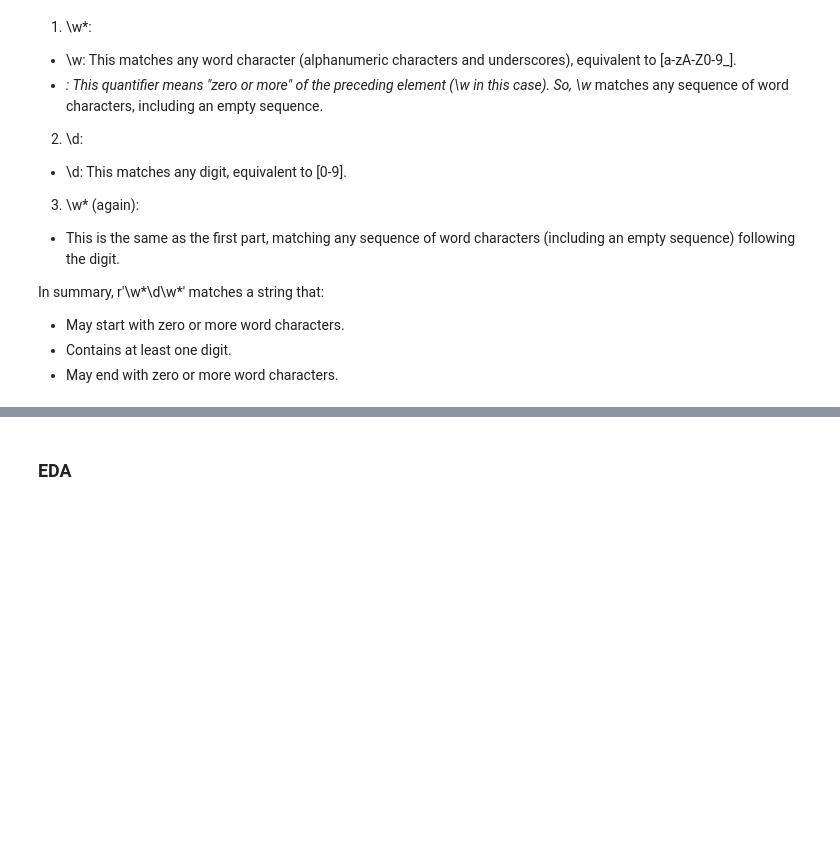
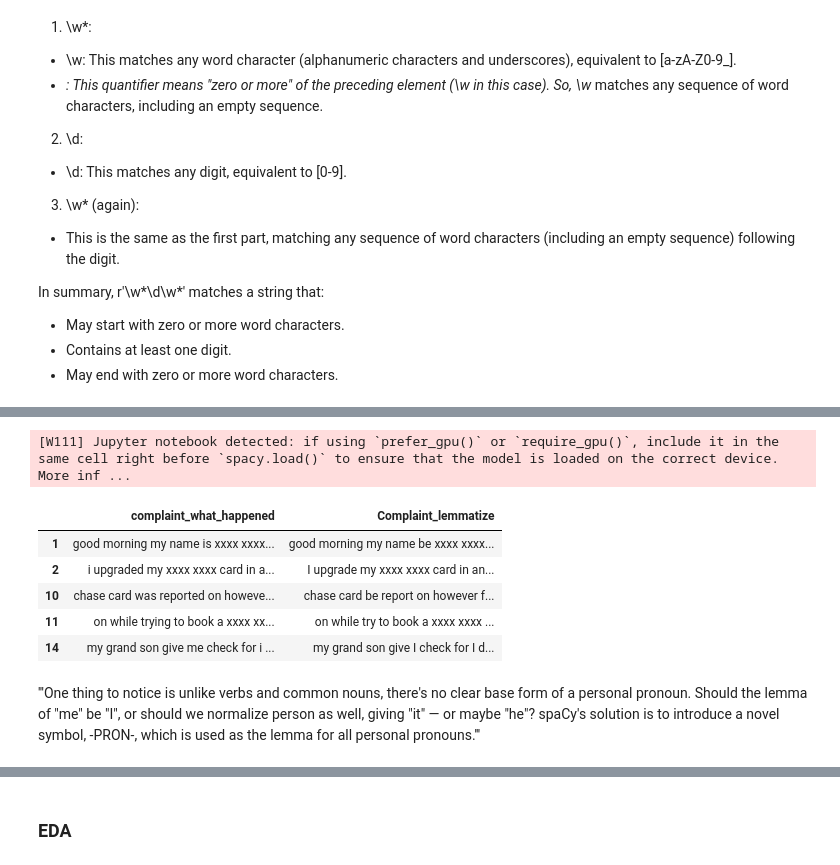
Before and after one commit to ShawnLiu119/NLP_Bank_Complaint_Classification, a Jupyter notebook: CustomerComplaint_Classification_NLP.ipynb, the cells around one changed output, grey strips where cells are left out. Saved outputs shown, nothing was run; the diff lists cells and outputs as text; code cells hidden in the pictures; blank space fills up the shorter version.

```diff
--- a/CustomerComplaint_Classification_NLP.ipynb
+++ b/CustomerComplaint_Classification_NLP.ipynb
@@ -213,0 +226,20 @@ def lemmatizer(text):
+# %%
+#Creating a dataframe that will have only the complaints and the lemmatized complaints.
+import en_core_web_sm
+nlp = en_core_web_sm.load()
+df_clean["Complaint_lemmatize"] =  df_clean.apply(lambda x: lemmatizer(x['complaint_what_happened']), axis=1)
+# %% [output]
+[W111] Jupyter notebook detected: if using `prefer_gpu()` or `require_gpu()`, include it in the same cell right before `spacy.load()` to ensure that the model is loaded on the correct device. More inf ...
+# %%
+df_clean.head()
+# %% [output]
+|  | complaint_what_happened | Complaint_lemmatize |
+| 1 | good morning my name is xxxx xxxx... | good morning my name be xxxx xxxx... |
+| 2 | i upgraded my xxxx xxxx card in a... | I upgrade my xxxx xxxx card in an... |
+| 10 | chase card was reported on howeve... | chase card be report on however f... |
+| 11 | on while trying to book a xxxx xx... | on while try to book a xxxx xxxx ... |
+| 14 | my grand son give me check for i ... | my grand son give I check for I d... |
+# %% [markdown]
+'''One thing to notice is unlike verbs and common nouns, there's no clear base form of a personal pronoun.
+Should the lemma of "me" be "I", or should we normalize person as well, giving "it" — or maybe "he"?
+spaCy's solution is to introduce a novel symbol, -PRON-, which is used as the lemma for all personal pronouns.'''
```
Also changed, not shown: parts of 7 cells of this notebook.
